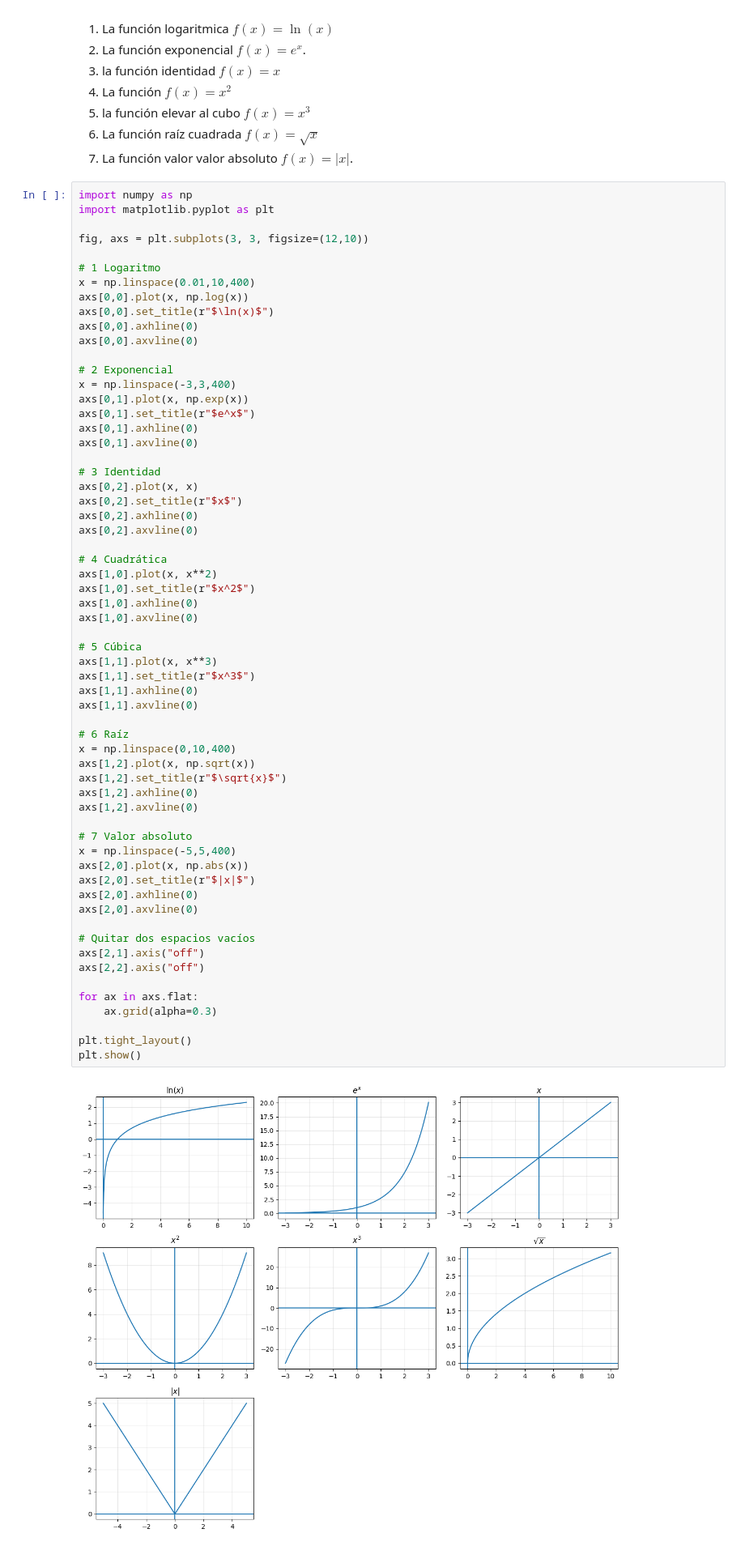
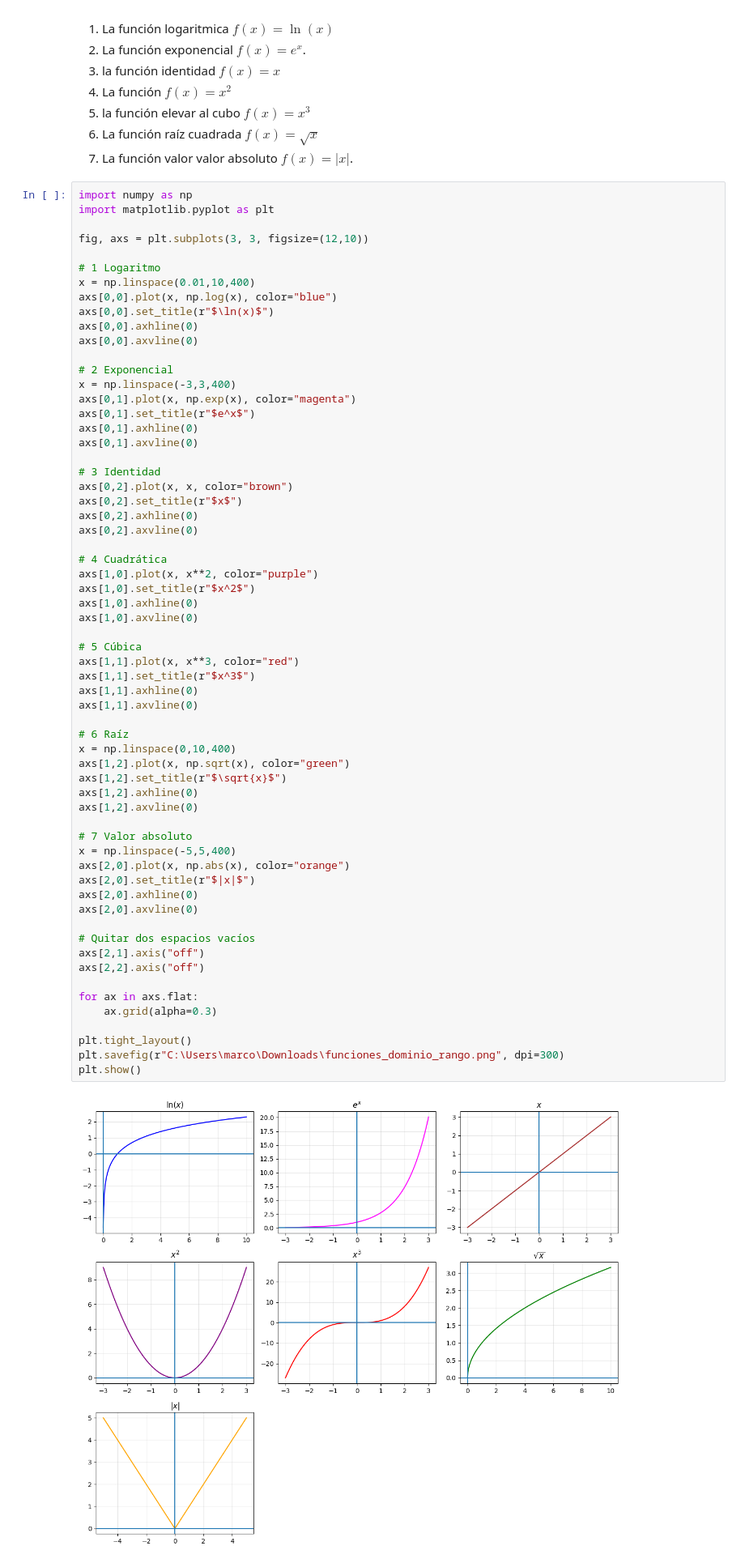
Before and after one commit to marco-canas/investigacion_en_asesoria, a Jupyter notebook: 9_calculo_diferencial/2_funcions_dominio_rango/funcionea_dominio_rango.ipynb, the cells around one changed output. Shown at 81% size. Saved outputs shown, nothing was run; the diff lists cells and outputs as text.

```diff
--- a/9_calculo_diferencial/2_funcions_dominio_rango/funcionea_dominio_rango.ipynb
+++ b/9_calculo_diferencial/2_funcions_dominio_rango/funcionea_dominio_rango.ipynb
@@ -247,61 +166,62 @@ fig, axs = plt.subplots(3, 3, figsize=(12,10))
 
 # 1 Logaritmo
 x = np.linspace(0.01,10,400)
-axs[0,0].plot(x, np.log(x))
+axs[0,0].plot(x, np.log(x), color="blue")
 axs[0,0].set_title(r"$\ln(x)$")
 axs[0,0].axhline(0)
 axs[0,0].axvline(0)
 
 # 2 Exponencial
 x = np.linspace(-3,3,400)
-axs[0,1].plot(x, np.exp(x))
+axs[0,1].plot(x, np.exp(x), color="magenta")
 axs[0,1].set_title(r"$e^x$")
 axs[0,1].axhline(0)
 axs[0,1].axvline(0)
 
 # 3 Identidad
-axs[0,2].plot(x, x)
+axs[0,2].plot(x, x, color="brown")
 axs[0,2].set_title(r"$x$")
 axs[0,2].axhline(0)
 axs[0,2].axvline(0)
 
 # 4 Cuadrática
-axs[1,0].plot(x, x**2)
+axs[1,0].plot(x, x**2, color="purple")
 axs[1,0].set_title(r"$x^2$")
 axs[1,0].axhline(0)
 axs[1,0].axvline(0)
 
 # 5 Cúbica
-axs[1,1].plot(x, x**3)
+axs[1,1].plot(x, x**3, color="red")
 axs[1,1].set_title(r"$x^3$")
 axs[1,1].axhline(0)
 axs[1,1].axvline(0)
 
 # 6 Raíz
 x = np.linspace(0,10,400)
-axs[1,2].plot(x, np.sqrt(x))
+axs[1,2].plot(x, np.sqrt(x), color="green")
 axs[1,2].set_title(r"$\sqrt{x}$")
 axs[1,2].axhline(0)
 axs[1,2].axvline(0)
 
 # 7 Valor absoluto
 x = np.linspace(-5,5,400)
-axs[2,0].plot(x, np.abs(x))
+axs[2,0].plot(x, np.abs(x), color="orange")
 axs[2,0].set_title(r"$|x|$")
 axs[2,0].axhline(0)
 axs[2,0].axvline(0)
 
 # Quitar dos espacios vacíos
 axs[2,1].axis("off")
 axs[2,2].axis("off")
 
 for ax in axs.flat:
     ax.grid(alpha=0.3)
 
 plt.tight_layout()
+plt.savefig(r"C:\Users\marco\Downloads\funciones_dominio_rango.png", dpi=300)
 plt.show()
 # %% [output]
-[figure, old version]
+[figure, new version]
 # %% [markdown]
 La función
 
```
Also changed, not shown: parts of 17 cells of this notebook.
